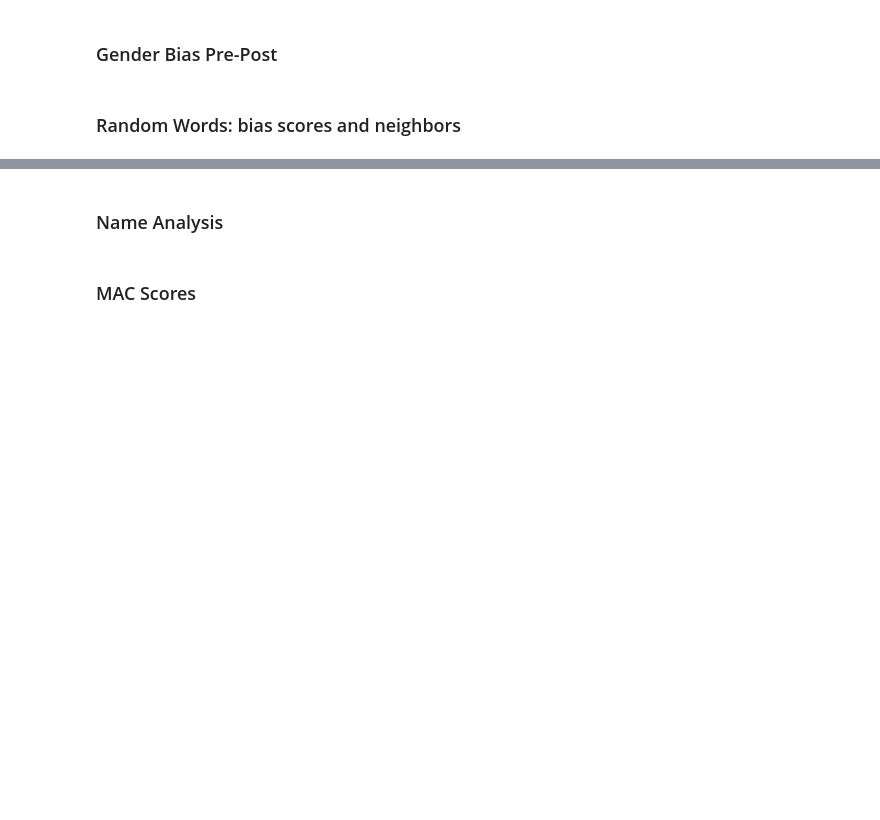
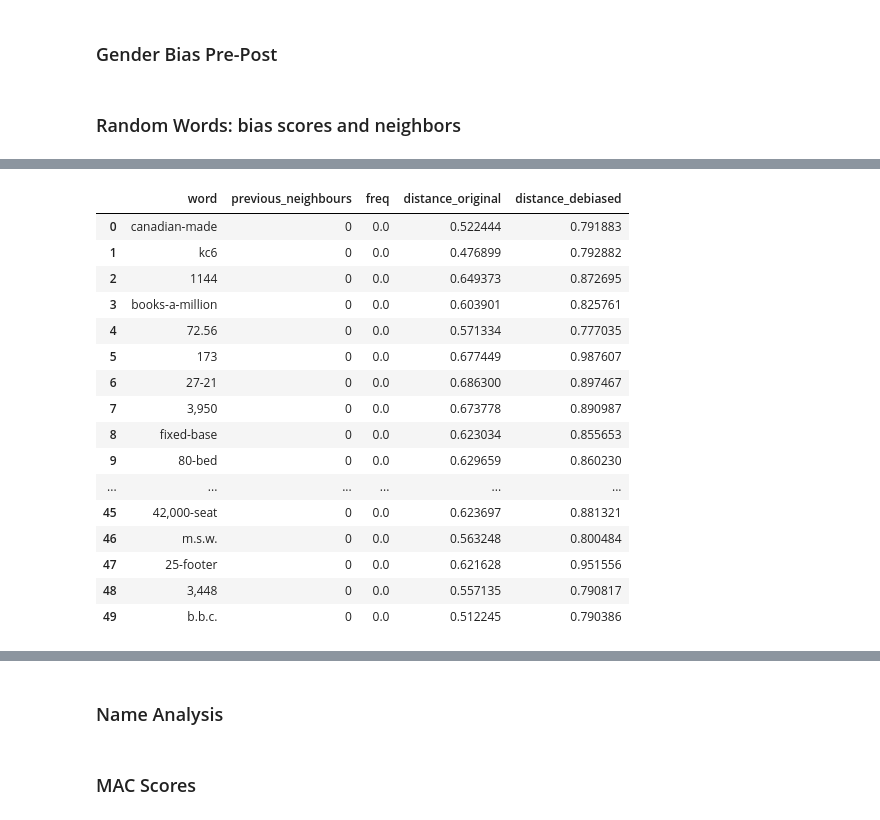
Before and after one commit to aduarte56/MT_DebiasingAlgorithms, a Jupyter notebook: RunningNotebook_TheVectorSpace.ipynb, the cells around one changed output, grey strips where cells are left out. Drawn from its saved outputs; the diff is of its cells as text; code cells hidden in the pictures; blank space fills up the shorter version.

```diff
--- a/RunningNotebook_TheVectorSpace.ipynb
+++ b/RunningNotebook_TheVectorSpace.ipynb
@@ -471,0 +569,44 @@ df_merged=get_df_random_words_neighbor_analysis_values(
+# %%
+random_words = np.random.choice(vocab_punct[:10000], size=50)
+#get the neighbors of the original vectors
+k_neigh_original= get_k_nearest_neighbors(random_words, dict_vectors, vocab_cleaned, vectors_cleaned, word2idx_cleaned, k=50)
+list_neigh_original=get_list_neighbors(k_neigh_original)
+#get the neighbors of the debiased vectors
+k_neigh_debiased = get_k_nearest_neighbors(
+    random_words, dict_all, all_words, all_vectors, w2i_all, k=50)
+#get the distances to neighbors before and after debiasing
+distances_original, distances_debiased = get_distance_to_neighbors(random_words, list_neigh_original,
+                                                                   dict_vectors, dict_all)
+#get dataframe of distances from distances_original and distances_debiased
+df_neigh_distances=get_df_distances(distances_original,distances_debiased)
+#use df_neigh_distances to get the average distance original and distance debiased for each word using pandas
+df_average=df_neigh_distances[['word', 'distance_original', 'distance_debiased']].groupby('word').mean()
+
+#frequencies of neighbors
+neig_freq2 = get_frequency_original_neighbors(
+    random_words, list_neigh_original, dict_all, all_words, all_vectors, w2i_all, neighbours_num=50)
+df2 = pd.DataFrame(neig_freq2, columns=['word', 'previous_neighbours', 'freq'])
+#merge the two dataframes on the word column
+#merge df and df average on word
+df_merged_punct=df2.merge(df_average, on='word')
+ #df=pd.concat([df,df_merged], axis=1, keys='words')
+# %%
+df_merged_punct
+# %% [output]
+|  | word | previous_neighbours | freq | distance_original | distance_debiased |
+| 0 | canadian-made | 0 | 0.0 | 0.522444 | 0.791883 |
+| 1 | kc6 | 0 | 0.0 | 0.476899 | 0.792882 |
+| 2 | 1144 | 0 | 0.0 | 0.649373 | 0.872695 |
+| 3 | books-a-million | 0 | 0.0 | 0.603901 | 0.825761 |
+| 4 | 72.56 | 0 | 0.0 | 0.571334 | 0.777035 |
+| 5 | 173 | 0 | 0.0 | 0.677449 | 0.987607 |
+| 6 | 27-21 | 0 | 0.0 | 0.686300 | 0.897467 |
+| 7 | 3,950 | 0 | 0.0 | 0.673778 | 0.890987 |
+| 8 | fixed-base | 0 | 0.0 | 0.623034 | 0.855653 |
+| 9 | 80-bed | 0 | 0.0 | 0.629659 | 0.860230 |
+| ... | ... | ... | ... | ... | ... |
+| 45 | 42,000-seat | 0 | 0.0 | 0.623697 | 0.881321 |
+| 46 | m.s.w. | 0 | 0.0 | 0.563248 | 0.800484 |
+| 47 | 25-footer | 0 | 0.0 | 0.621628 | 0.951556 |
+| 48 | 3,448 | 0 | 0.0 | 0.557135 | 0.790817 |
+| 49 | b.b.c. | 0 | 0.0 | 0.512245 | 0.790386 |
```
Also changed, not shown: parts of 16 cells of this notebook, 1 other file.
